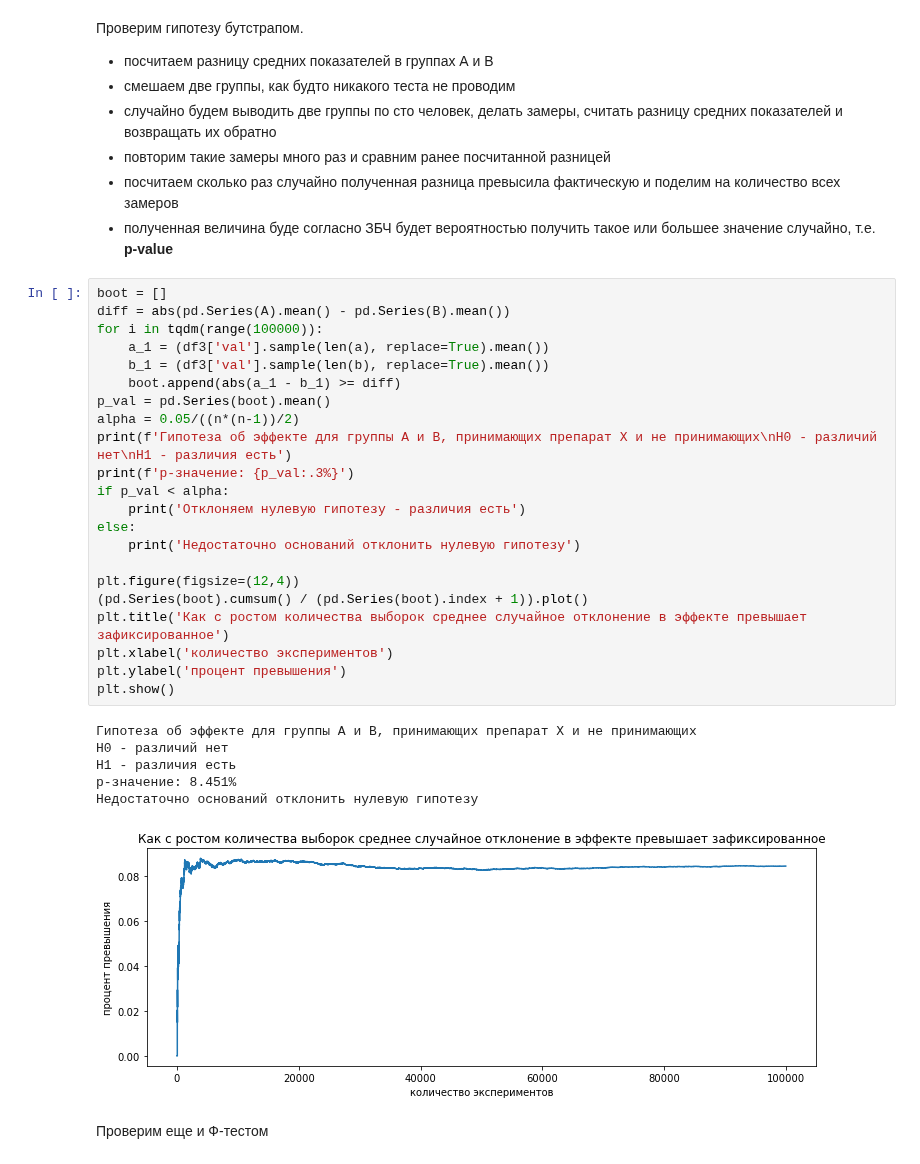
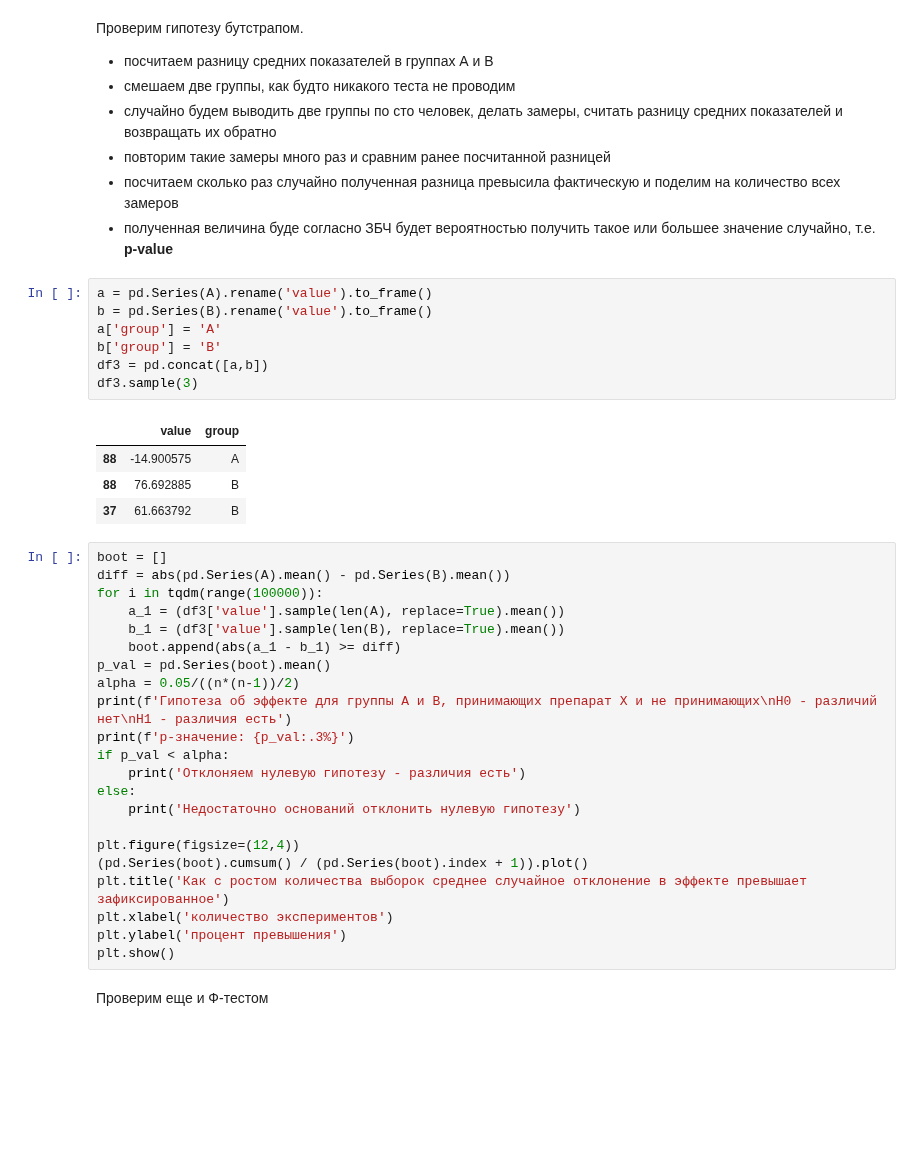
Before and after one commit to choodnovsky/Neto_DEGP-12, a Jupyter notebook: dz_3.07.ipynb, the cells around one changed output. Cells and saved outputs as stored; diff of their text form; blank space fills up the shorter version.

```diff
--- a/dz_3.07.ipynb
+++ b/dz_3.07.ipynb
@@ -268,12 +254,24 @@ df3.sample(5)
 - повторим такие замеры много раз и сравним ранее посчитанной разницей
 - посчитаем сколько раз случайно полученная разница превысила фактическую и поделим на количество всех замеров
 - полученная величина буде согласно ЗБЧ будет вероятностью получить такое или большее значение случайно, т.е. __p-value__
+# %%
+a = pd.Series(A).rename('value').to_frame()
+b = pd.Series(B).rename('value').to_frame()
+a['group'] = 'A'
+b['group'] = 'B'
+df3 = pd.concat([a,b])
+df3.sample(3)
+# %% [output]
+|  | value | group |
+| 88 | -14.900575 | A |
+| 88 | 76.692885 | B |
+| 37 | 61.663792 | B |
 # %%
 boot = []
 diff = abs(pd.Series(A).mean() - pd.Series(B).mean())
 for i in tqdm(range(100000)):
-    a_1 = (df3['val'].sample(len(a), replace=True).mean())
-    b_1 = (df3['val'].sample(len(b), replace=True).mean())
+    a_1 = (df3['value'].sample(len(A), replace=True).mean())
+    b_1 = (df3['value'].sample(len(B), replace=True).mean())
     boot.append(abs(a_1 - b_1) >= diff)
 p_val = pd.Series(boot).mean()
 alpha = 0.05/((n*(n-1))/2)
@@ -290,13 +288,6 @@ plt.title('Как с ростом количества выборок средн
 plt.xlabel('количество экспериментов')
 plt.ylabel('процент превышения')
 plt.show()
-# %% [output]
-Гипотеза об эффекте для группы А и В, принимающих препарат Х и не принимающих
-H0 - различий нет
-H1 - различия есть
-p-значение: 8.451%
-Недостаточно оснований отклонить нулевую гипотезу
-[figure, removed]
 # %% [markdown]
 Проверим еще и Ф-тестом
 # %%
```
Also changed, not shown: parts of 25 cells of this notebook.
